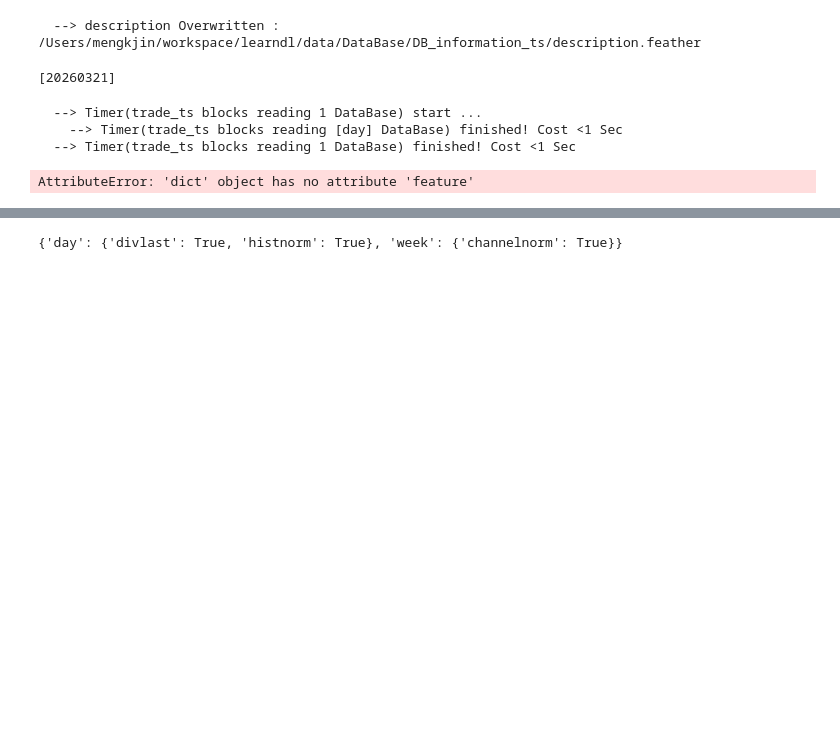
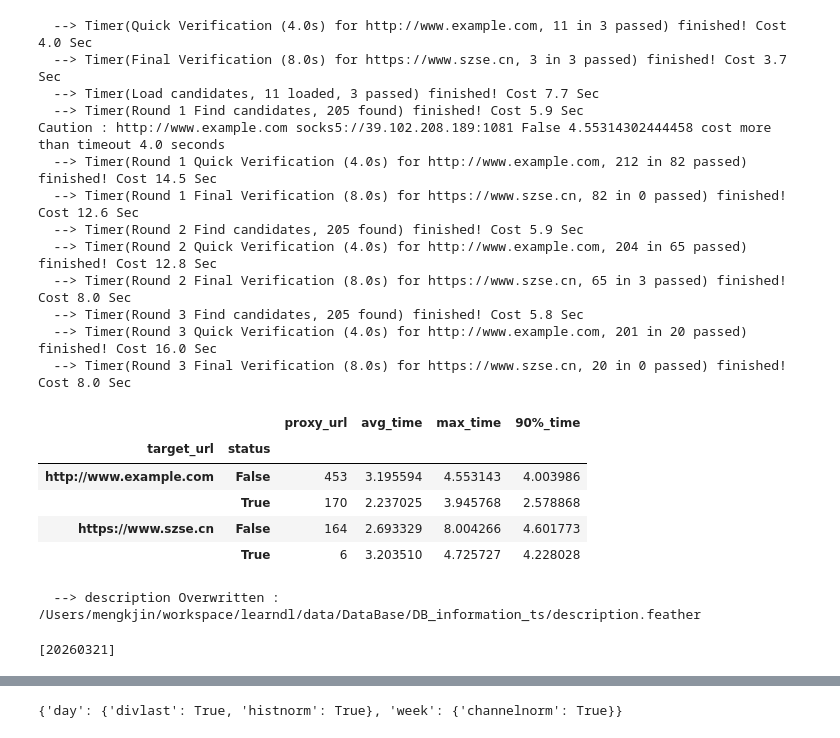
Before and after one commit to mengkjin/learndl, a Jupyter notebook: main.ipynb, the cells around one changed output, grey strips where cells are left out. Saved outputs shown, nothing was run; the diff lists cells and outputs as text; code cells hidden in the pictures; blank space fills up the shorter version.

```diff
--- a/main.ipynb
+++ b/main.ipynb
@@ -17,0 +81,5 @@ bse 20260318~20260318 Completed, 42 announcements saved
+# %%
+from src.proj.util.proxy.verifier import ProxyVerifier
+ProxyVerifier.get_working_proxies('https://www.szse.cn' , dummy = False , timeout = 8)
+ProxyVerifier.stats()
+# %% [output]
@@ -18,3 +87,22 @@ bse 20260318~20260318 Completed, 42 announcements saved
+  --> Timer(Quick Verification (4.0s) for http://www.example.com, 11 in 3 passed) finished! Cost 4.0 Sec
+  --> Timer(Final Verification (8.0s) for https://www.szse.cn, 3 in 3 passed) finished! Cost 3.7 Sec
+  --> Timer(Load candidates, 11 loaded, 3 passed) finished! Cost 7.7 Sec
+  --> Timer(Round 1 Find candidates, 205 found) finished! Cost 5.9 Sec
+Caution : http://www.example.com socks5://39.102.208.189:1081 False 4.55314302444458 cost more than timeout 4.0 seconds
+  --> Timer(Round 1 Quick Verification (4.0s) for http://www.example.com, 212 in 82 passed) finished! Cost 14.5 Sec
+  --> Timer(Round 1 Final Verification (8.0s) for https://www.szse.cn, 82 in 0 passed) finished! Cost 12.6 Sec
+  --> Timer(Round 2 Find candidates, 205 found) finished! Cost 5.9 Sec
+  --> Timer(Round 2 Quick Verification (4.0s) for http://www.example.com, 204 in 65 passed) finished! Cost 12.8 Sec
+  --> Timer(Round 2 Final Verification (8.0s) for https://www.szse.cn, 65 in 3 passed) finished! Cost 8.0 Sec
+  --> Timer(Round 3 Find candidates, 205 found) finished! Cost 5.8 Sec
+  --> Timer(Round 3 Quick Verification (4.0s) for http://www.example.com, 201 in 20 passed) finished! Cost 16.0 Sec
+  --> Timer(Round 3 Final Verification (8.0s) for https://www.szse.cn, 20 in 0 passed) finished! Cost 8.0 Sec
+|  |  | proxy_url | avg_time | max_time | 90%_time |
+| target_url | status |  |  |  |  |
+| http://www.example.com | False | 453 | 3.195594 | 4.553143 | 4.003986 |
+|  | True | 170 | 2.237025 | 3.945768 | 2.578868 |
+| https://www.szse.cn | False | 164 | 2.693329 | 8.004266 | 4.601773 |
+|  | True | 6 | 3.203510 | 4.725727 | 4.228028 |
 # %%
 from src.data.download.tushare.task.t00_info import Description
 cal = Description()
@@ -22,43 +110,3 @@ cal.update_dates([20260321])
 # %% [output]
   --> description Overwritten : /Users/mengkjin/workspace/learndl/data/DataBase/DB_information_ts/description.feather
 [20260321]
-# %%
-from src.data.preprocess.preprocessor import BaseTypePreProcessor , BlockLoader ,DataBlock
-import numpy as np
-import torch
-
-class PrePro_week(BaseTypePreProcessor):
-    WEEKDAYS = 5
-    def block_loaders(self) -> dict[str,BlockLoader]:
-        return {'day':BlockLoader('trade_ts', 'day', ['adjfactor', 'preclose', *self.TRADE_FEAT])}
-    def final_feat(self): return self.TRADE_FEAT
-    def load_blocks(self , start_dt = None , end_dt = None , secid_align = None , date_align = None , indent = 0 , vb_level = 1 , **kwargs):
-        if start_dt is not None and start_dt < 0:
-            start_dt = 2 * start_dt
-        blocks : dict[str,DataBlock] = {}
-        for src_key , loader in self.block_loaders().items():
-            blocks[src_key] = loader.load(start_dt , end_dt , indent = indent + 1 , vb_level = vb_level + 1 , **kwargs).align(secid_align , date_align , inplace = True)
-            secid_align = blocks[src_key].secid
-            date_align  = blocks[src_key].date
-        return blocks
-
-    def process(self , blocks):
-        data_block = blocks['day'].adjust_price()
-
-        new_values = np.full(np.multiply(data_block.shape,(1, 1, self.WEEKDAYS, 1)),np.nan)
-        for i in range(self.WEEKDAYS):
-            new_values[:,self.WEEKDAYS-1-i:,i] = data_block.values[:,:len(data_block.date)-self.WEEKDAYS+1+i,0]
-        data_block.update(values = new_values)
-        data_block = data_block.adjust_price(adjfactor = False , divide=data_block.loc(inday = 0,feature = 'preclose'))
-        return data_block
-
-pro = PrePro_week()
-blocks = pro.load_blocks(20200101 , 20241231)
-# %% [output]
-  --> Timer(trade_ts blocks reading 1 DataBase) start ...
-    --> Timer(trade_ts blocks reading [day] DataBase) finished! Cost <1 Sec
-  --> Timer(trade_ts blocks reading 1 DataBase) finished! Cost <1 Sec
-# %%
-blocks.feature
-# %% [output]
-AttributeError: 'dict' object has no attribute 'feature'
```
Also changed, not shown: parts of 12 cells of this notebook, 14 other files.
